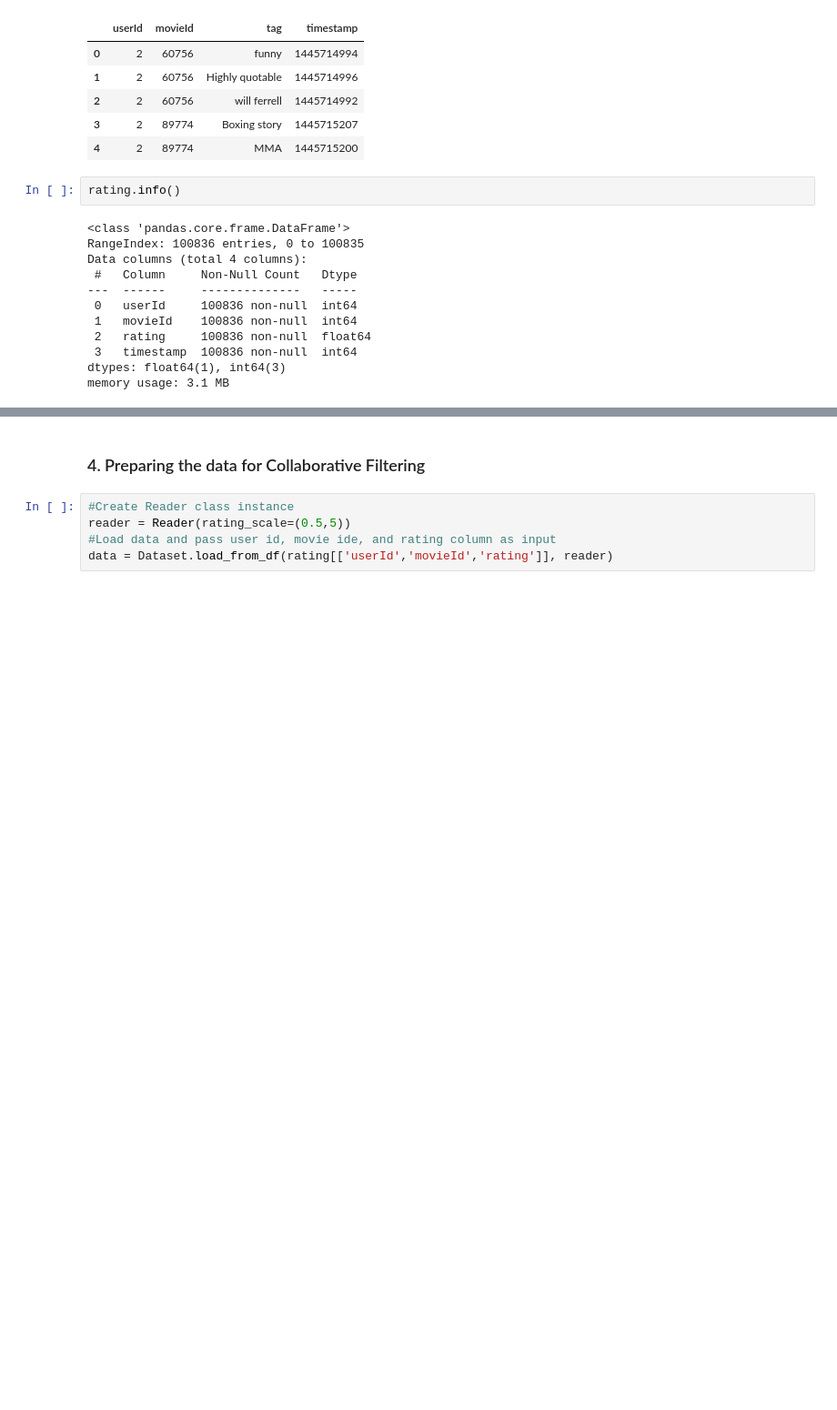
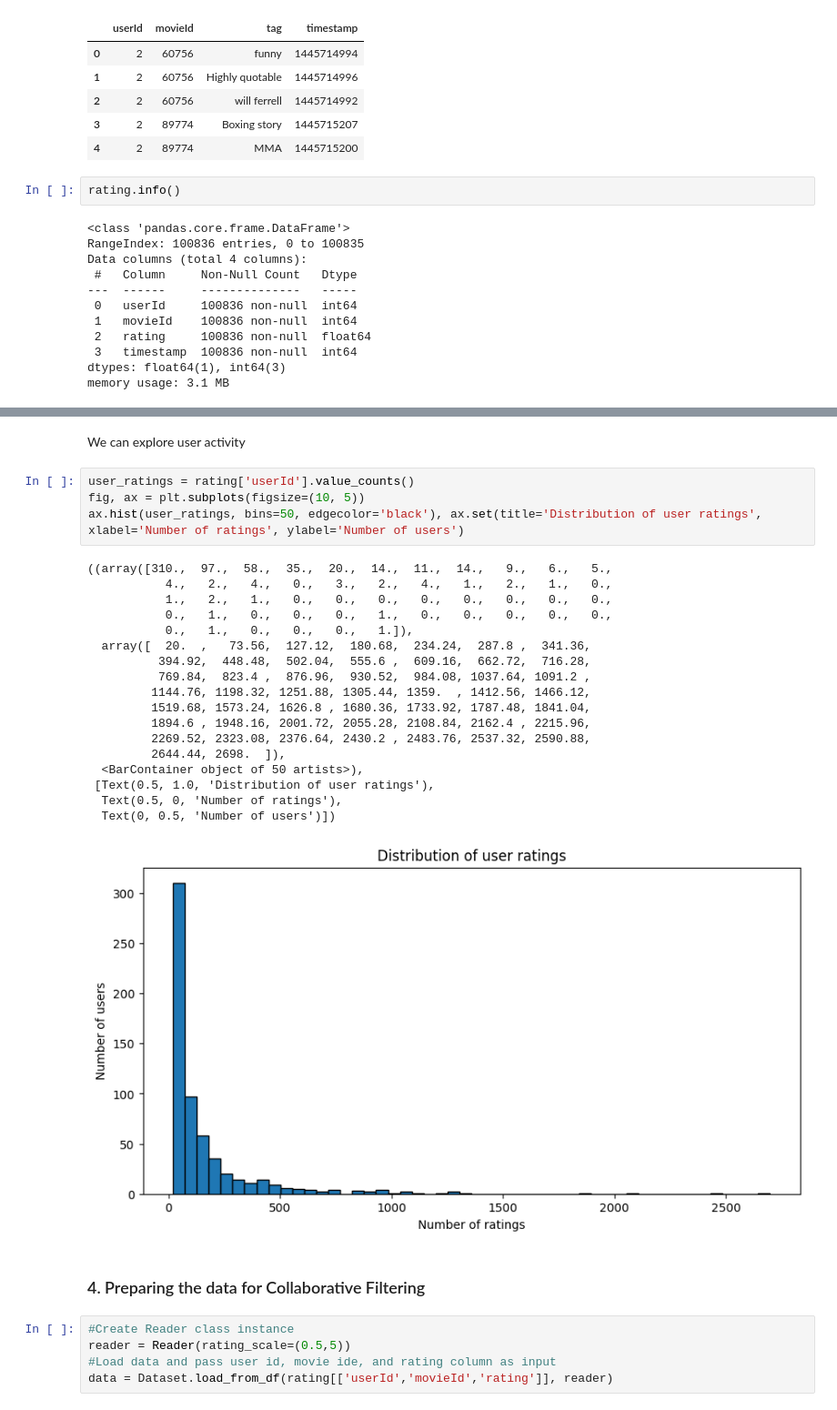
Before and after one commit to kemboielly/movielens_p4, a Jupyter notebook: notebook.ipynb, the cells around one changed output, grey strips where cells are left out. Shown at 91% size. Cells and saved outputs as stored; diff of their text form; blank space fills up the shorter version.

```diff
--- a/notebook.ipynb
+++ b/notebook.ipynb
@@ -121,3 +173,28 @@ memory usage: 3.1 MB
+# %% [markdown]
+We can explore user activity
+# %%
+user_ratings = rating['userId'].value_counts()
+fig, ax = plt.subplots(figsize=(10, 5))
+ax.hist(user_ratings, bins=50, edgecolor='black'), ax.set(title='Distribution of user ratings', xlabel='Number of ratings', ylabel='Number of users')
+# %% [output]
+((array([310.,  97.,  58.,  35.,  20.,  14.,  11.,  14.,   9.,   6.,   5.,
+           4.,   2.,   4.,   0.,   3.,   2.,   4.,   1.,   2.,   1.,   0.,
+           1.,   2.,   1.,   0.,   0.,   0.,   0.,   0.,   0.,   0.,   0.,
+           0.,   1.,   0.,   0.,   0.,   1.,   0.,   0.,   0.,   0.,   0.,
+           0.,   1.,   0.,   0.,   0.,   1.]),
+  array([  20.  ,   73.56,  127.12,  180.68,  234.24,  287.8 ,  341.36,
+          394.92,  448.48,  502.04,  555.6 ,  609.16,  662.72,  716.28,
+          769.84,  823.4 ,  876.96,  930.52,  984.08, 1037.64, 1091.2 ,
+         1144.76, 1198.32, 1251.88, 1305.44, 1359.  , 1412.56, 1466.12,
+         1519.68, 1573.24, 1626.8 , 1680.36, 1733.92, 1787.48, 1841.04,
+         1894.6 , 1948.16, 2001.72, 2055.28, 2108.84, 2162.4 , 2215.96,
+         2269.52, 2323.08, 2376.64, 2430.2 , 2483.76, 2537.32, 2590.88,
+         2644.44, 2698.  ]),
+  <BarContainer object of 50 artists>),
+ [Text(0.5, 1.0, 'Distribution of user ratings'),
+  Text(0.5, 0, 'Number of ratings'),
+  Text(0, 0.5, 'Number of users')])
+[figure, added]
 # %% [markdown]
 ### 4. Preparing the data for Collaborative Filtering
 # %%
```
Also changed, not shown: parts of 12 cells of this notebook.
